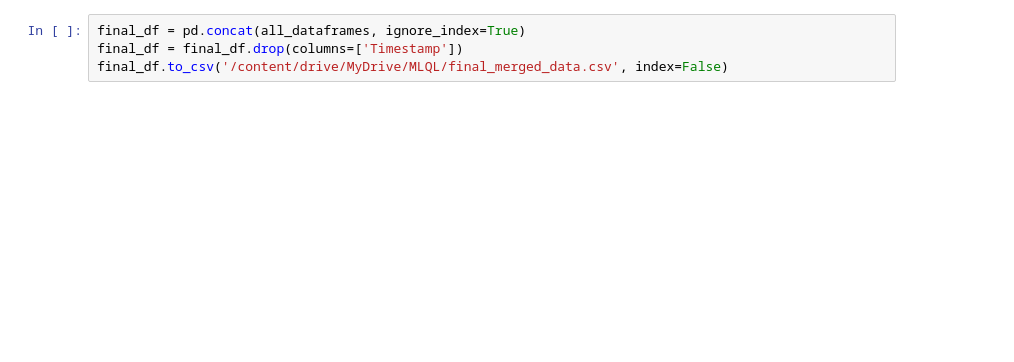
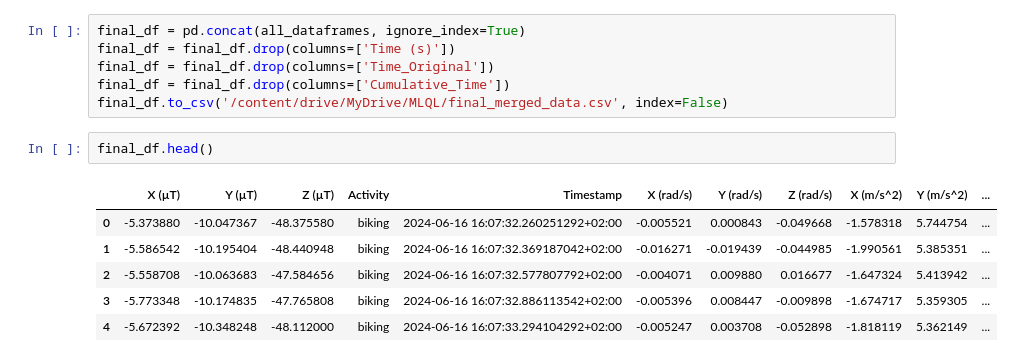
Before and after one commit to TKendel/MLQL, a Jupyter notebook: merge_data.ipynb, the cells around one changed output. Cells and saved outputs as stored; diff of their text form; blank space fills up the shorter version.

```diff
--- a/merge_data.ipynb
+++ b/merge_data.ipynb
@@ -63,4 +76,15 @@ for idx, folder_path in enumerate(folder_paths):
 # %%
 final_df = pd.concat(all_dataframes, ignore_index=True)
-final_df = final_df.drop(columns=['Timestamp'])
+final_df = final_df.drop(columns=['Time (s)'])
+final_df = final_df.drop(columns=['Time_Original'])
+final_df = final_df.drop(columns=['Cumulative_Time'])
 final_df.to_csv('/content/drive/MyDrive/MLQL/final_merged_data.csv', index=False)
+# %%
+final_df.head()
+# %% [output]
+|  | X (µT) | Y (µT) | Z (µT) | Activity | Timestamp | X (rad/s) | Y (rad/s) | Z (rad/s) | X (m/s^2) | Y (m/s^2) | ... |
+| 0 | -5.373880 | -10.047367 | -48.375580 | biking | 2024-06-16 16:07:32.260251292+02:00 | -0.005521 | 0.000843 | -0.049668 | -1.578318 | 5.744754 | ... |
+| 1 | -5.586542 | -10.195404 | -48.440948 | biking | 2024-06-16 16:07:32.369187042+02:00 | -0.016271 | -0.019439 | -0.044985 | -1.990561 | 5.385351 | ... |
+| 2 | -5.558708 | -10.063683 | -47.584656 | biking | 2024-06-16 16:07:32.577807792+02:00 | -0.004071 | 0.009880 | 0.016677 | -1.647324 | 5.413942 | ... |
+| 3 | -5.773348 | -10.174835 | -47.765808 | biking | 2024-06-16 16:07:32.886113542+02:00 | -0.005396 | 0.008447 | -0.009898 | -1.674717 | 5.359305 | ... |
+| 4 | -5.672392 | -10.348248 | -48.112000 | biking | 2024-06-16 16:07:33.294104292+02:00 | -0.005247 | 0.003708 | -0.052898 | -1.818119 | 5.362149 | ... |
```
Also changed, not shown: parts of 3 cells of this notebook, 1 other file.
